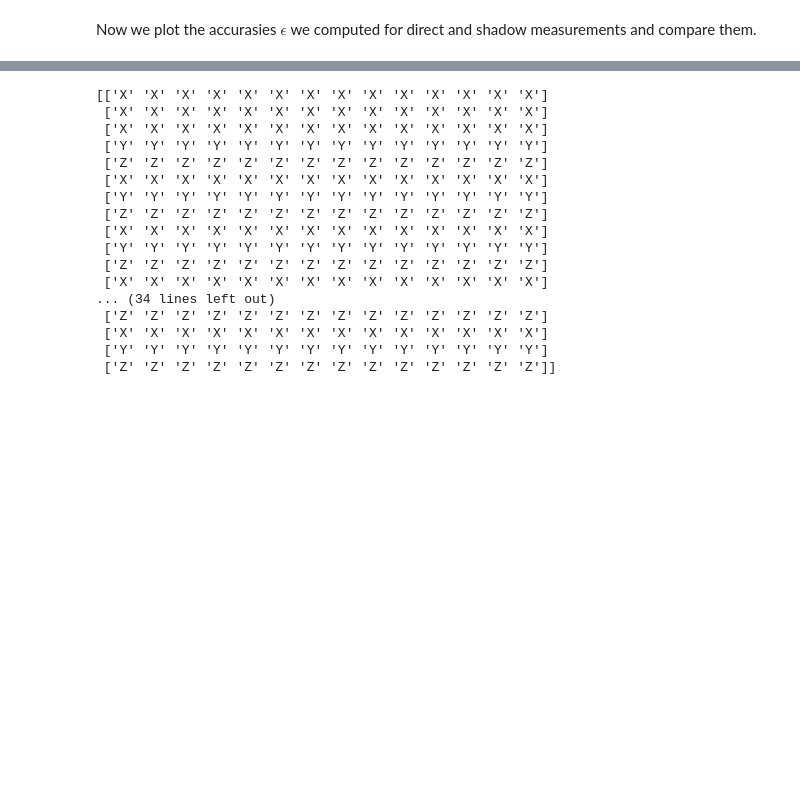
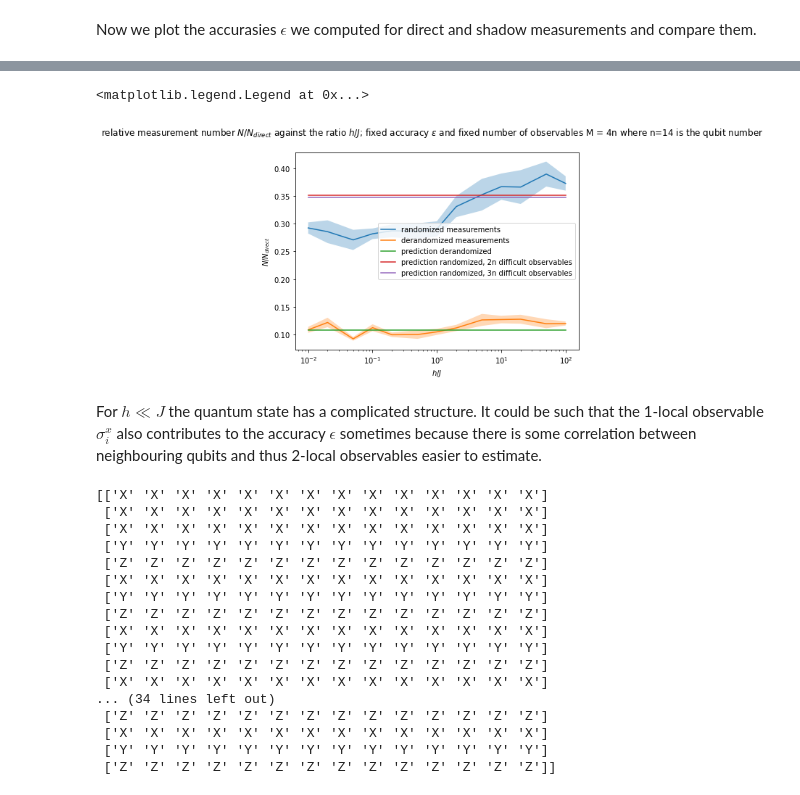
Before and after one commit to LennartBuerger/classical-shadows-for-1d-TFIM-energy-estimation, a Jupyter notebook: display_data/heisenberg_model_display_bf_and_shadow.ipynb, the cells around one changed output, grey strips where cells are left out. Drawn from its saved outputs; the diff is of its cells as text; code cells hidden in the pictures; blank space fills up the shorter version.

```diff
--- a/display_data/heisenberg_model_display_bf_and_shadow.ipynb
+++ b/display_data/heisenberg_model_display_bf_and_shadow.ipynb
@@ -680,6 +684,6 @@ For randomized shadow measurements the average number of hits is given by $h = N
 # %%
 numbers_of_measurements_for_each_observable = np.array([10, 20, 50, 100, 150, 200])
-number_of_observables = qubit_num * 2
+number_of_observables = qubit_num * 4
 num_of_measurements = numbers_of_measurements_for_each_observable * number_of_observables
 N_rel_derandomized = np.array([])
 N_rel_derandomized_std = np.array([])
@@ -720,18 +742,23 @@ for ratio_h_j in ratios_h_j:
 # %%
 fig, axs = plt.subplots(1)
 fig.set_figheight(5)
 fig.set_figwidth(7)
-fig.suptitle('relative measurement number $N/N_{direct}$ against the ratio $h/J$; fixed accuracy $\epsilon$ and fixed number of observables M = 2n where n=14 is the qubit number')
+fig.suptitle('relative measurement number $N/N_{direct}$ against the ratio $h/J$; fixed accuracy $\epsilon$ and fixed number of observables M = 4n where n=14 is the qubit number')
 axs.plot(ratios_h_j, N_rel_randomized, label = 'randomized measurements')
 axs.fill_between(ratios_h_j, N_rel_randomized - N_rel_randomized_std, N_rel_randomized + N_rel_randomized_std, alpha = 0.3)
 axs.plot(ratios_h_j, N_rel_derandomized, label = 'derandomized measurements')
 axs.fill_between(ratios_h_j, N_rel_derandomized - N_rel_derandomized_std, N_rel_derandomized + N_rel_derandomized_std, alpha = 0.3)
 #axs.plot(ratios_h_j, np.ones(np.size(ratios_h_j)), label = 'direct measurements')
-axs.plot(ratios_h_j, 1 / 14 * np.ones(np.size(ratios_h_j)), label = 'prediction derandomized')
-axs.plot(ratios_h_j, 3 / 14 * np.ones(np.size(ratios_h_j)), label = 'prediction randomized, 1-local Paulis')
-axs.plot(ratios_h_j, 9 / 14 * np.ones(np.size(ratios_h_j)), label = 'prediction randomized, 2-local Paulis')
+axs.plot(ratios_h_j, 2* 3 /(4*14) * np.ones(np.size(ratios_h_j)), label = 'prediction derandomized')
+axs.plot(ratios_h_j, 2* 0.176 * np.ones(np.size(ratios_h_j)), label = 'prediction randomized, 2n difficult observables')
+axs.plot(ratios_h_j, 2 * 0.174 * np.ones(np.size(ratios_h_j)), label = 'prediction randomized, 3n difficult observables')
 axs.set(xscale = 'log', xlabel = '$h/J$', ylabel = '$N/N_{direct}$')
 axs.legend()
+# %% [output]
+<matplotlib.legend.Legend at 0x...>
+[figure, added]
+# %% [markdown]
+For $h \ll J$ the quantum state has a complicated structure. It could be such that the 1-local observable $\sigma^x_i$ also contributes to the accuracy $\epsilon$ sometimes because there is some correlation between neighbouring qubits and thus 2-local observables easier to estimate.
 # %%
 some_ratios = np.array([1.0])
 save_direc_procedure = Path('data/shadow_measurements/measurement_procedure_heisenberg_ratio_'+\
```
Also changed, not shown: parts of 6 cells of this notebook, 1 other file.
